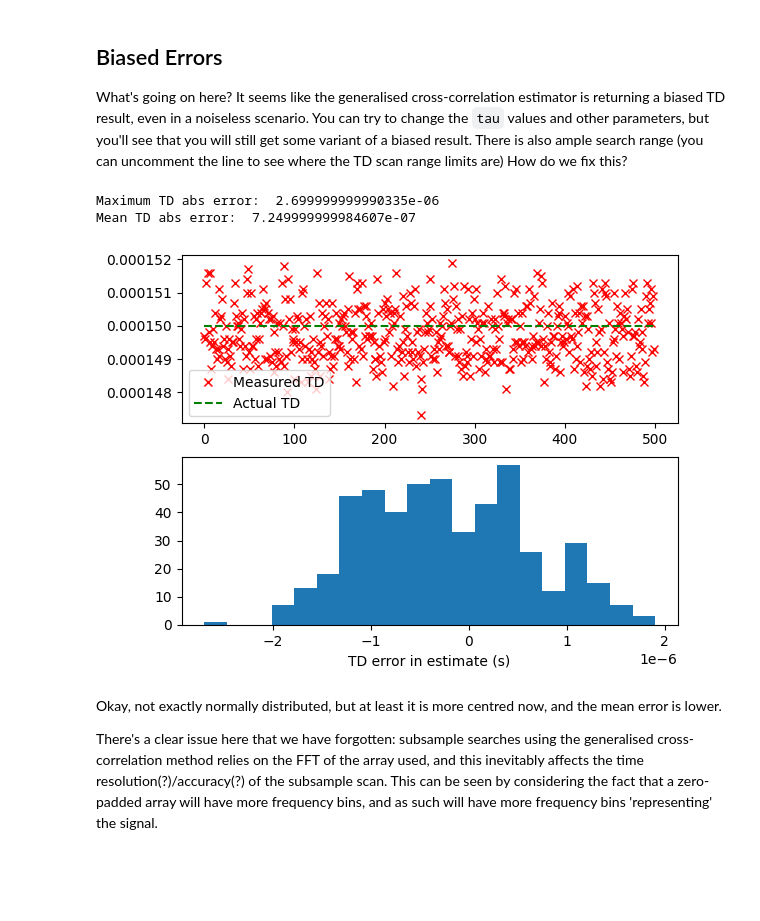
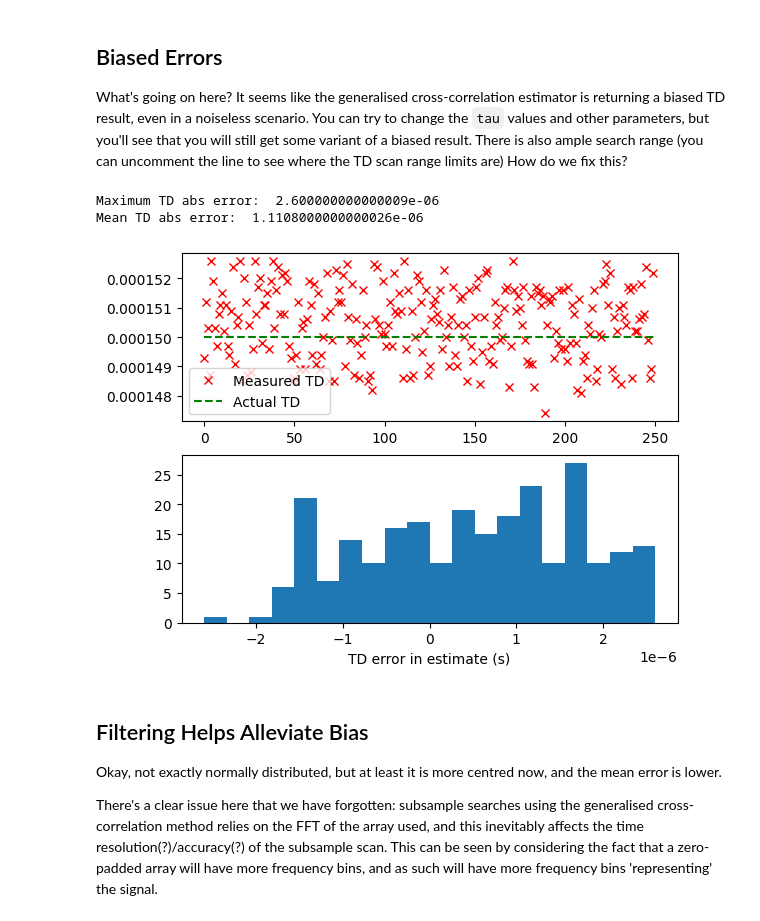
Before and after one commit to icyveins7/pydsproutines, a Jupyter notebook: notebooks/Xcorr_Approach_CRB.ipynb, the cells around one changed output. Saved outputs shown, nothing was run; the diff lists cells and outputs as text; code cells hidden in the pictures; blank space fills up the shorter version.

```diff
--- a/notebooks/Xcorr_Approach_CRB.ipynb
+++ b/notebooks/Xcorr_Approach_CRB.ipynb
@@ -96,10 +96,11 @@ Sample-level time resolution = 0.000500s
 # %%
 from xcorrRoutines import *
 
-def test_estimate(rx1, rx2, duration, fs, td_scan_range, steeringvec=None, paddedLen=None):
+def test_estimate(rx1, rx2, duration, fs, td_scan_range, steeringvec=None, paddedLen=None,
+                  td_scan_freqBounds=None):
     # Perform subsample time search i.e. generalised xcorr
-    x_aligned = rx1[:int(duration*fs)]
-    y_aligned = rx2[:int(duration*fs)] # We assume it's sample-aligned already
+    x_aligned = rx1[:int(np.round(duration*fs))]
+    y_aligned = rx2[:int(np.round(duration*fs))] # We assume it's sample-aligned already
 
     if paddedLen is not None:
         x_aligned = np.hstack((x_aligned, np.zeros(paddedLen-len(x_aligned))))
@@ -108,13 +109,15 @@ def test_estimate(rx1, rx2, duration, fs, td_scan_range, steeringvec=None, padde
     finefreqfound, timediff, cost_vec = fineFreqTimeSearch(
         x_aligned, y_aligned,
         [], None, None, fs,
-        td_scan_range, steeringvec=steeringvec)
+        td_scan_range, steeringvec=steeringvec, td_scan_freqBounds=td_scan_freqBounds)
 
     return timediff, cost_vec
 
 # Test estimation once
-td_scan_range = np.arange(-1/fs, 1/fs, 50e-9)
-timediff, cost_vec = test_estimate(rx1, rx2, duration, fs, td_scan_range)
+td_scan_range = np.arange(-1/fs, 1.5/fs, 50e-9)
+timediff, cost_vec = test_estimate(rx1, rx2,
+                                   rx1.size/fs, # duration,
+                                   fs, td_scan_range)
 
 print("Estim. td = %gs" % (timediff))
 print("Actual td = %gs" % (tau2-tau1))
@@ -133,11 +136,12 @@ Estim err = 1.6e-06s
 # Okay let's run it a few loops and collect results
 from tqdm import tqdm
 
-numIter = 500
+numIter = 250
 timedifflist = np.zeros(numIter)
 
-td_scan_range = np.arange(-0.5/fs, 0.5/fs, 100e-9)
-steeringvec = makeTimeScanSteervec(td_scan_range, fs, int(duration*fs))
+td_scan_range = np.arange(0/fs, 1.5/fs, 100e-9)
+steeringvec = makeTimeScanSteervec(td_scan_range, fs,
+                                   rx1.size) # int(duration*fs))
 for i in tqdm(range(numIter)):
     syms, sig, tp, rx1, rx2 = test_generate(
         length, baud, m, duration,
@@ -146,7 +150,9 @@ for i in tqdm(range(numIter)):
         tau1, tau2
     )
 
-    timediff, cost_vec = test_estimate(rx1, rx2, duration, fs, td_scan_range, steeringvec=steeringvec)
+    timediff, cost_vec = test_estimate(rx1, rx2,
+                                       rx1.size / fs, # duration,
+                                       fs, td_scan_range, steeringvec=steeringvec)
     timedifflist[i] = timediff
 # %%
 # Histogram of errors
@@ -175,44 +181,49 @@ What's going on here? It seems like the generalised cross-correlation estimator
 # Repeat the test, but add filtering before estimation (even though it's noiseless)
 from tqdm import tqdm
 
-numIter = 500
+numIter = 250
 timedifflist = np.zeros(numIter)
 
-td_scan_range = np.arange(-0.5/fs, 0.5/fs, 100e-9)
-steeringvec = makeTimeScanSteervec(td_scan_range, fs, int(duration*fs))
+td_scan_range = np.arange(0/fs, 1.5/fs, 100e-9)
+steeringvec = makeTimeScanSteervec(td_scan_range, fs,
+                                   rx1.size) # int(duration*fs))
 for i in tqdm(range(numIter)):
     syms, sig, tp, rx1, rx2 = test_generate(
         length, baud, m, duration,
         pure_OSR, pure_fs,
         t,
         tau1, tau2
     )
 
     # Some filtering
-    rx1 = sps.lfilter(ftap, 1, rx1)[ftap.size//2:]
-    rx2 = sps.lfilter(ftap, 1, rx2)[ftap.size//2:]
+    rx1 = sps.lfilter(ftap, 1, rx1)#[ftap.size//2:]
+    rx2 = sps.lfilter(ftap, 1, rx2)#[ftap.size//2:]
 
-    timediff, cost_vec = test_estimate(rx1, rx2, duration, fs, td_scan_range, steeringvec=steeringvec)
+    timediff, cost_vec = test_estimate(rx1, rx2,
+                                       rx1.size/fs, # duration,
+                                       fs, td_scan_range, steeringvec=steeringvec)
     timedifflist[i] = timediff
 
 # Histogram of errors
 efig, eax = plt.subplots(2,1)
 eax[0].plot(timedifflist, 'rx', label="Measured TD")
 eax[0].hlines(tau2-tau1, 0, len(timedifflist), colors='g', linestyle='dashed', label="Actual TD")
 # Look at TD scan range limits?
 # eax[0].hlines([td_scan_range[0], td_scan_range[-1]], 0, len(timedifflist), colors='k', linestyle='dashed', label="Scan range")
 eax[0].legend()
 
 eax[1].hist(timedifflist-(tau2-tau1), 20)
 eax[1].set_xlabel("TD error in estimate (s)")
 
 print("Maximum TD abs error: ", np.max(np.abs(timedifflist-(tau2-tau1))))
 print("Mean TD abs error: ", np.mean(np.abs(timedifflist-(tau2-tau1))))
 # %% [output]
-Maximum TD abs error:  2.699999999990335e-06
-Mean TD abs error:  7.249999999984607e-07
+Maximum TD abs error:  2.600000000000009e-06
+Mean TD abs error:  1.1108000000000026e-06
-[figure, old version]
+[figure, new version]
 # %% [markdown]
+## Filtering Helps Alleviate Bias
+
 Okay, not exactly normally distributed, but at least it is more centred now, and the mean error is lower.
 
 There's a clear issue here that we have forgotten: subsample searches using the generalised cross-correlation method relies on the FFT of the array used, and this inevitably affects the time resolution(?)/accuracy(?) of the subsample scan. This can be seen by considering the fact that a zero-padded array will have more frequency bins, and as such will have more frequency bins 'representing' the signal.
```
Also changed, not shown: parts of 14 cells of this notebook, 1 other file.
